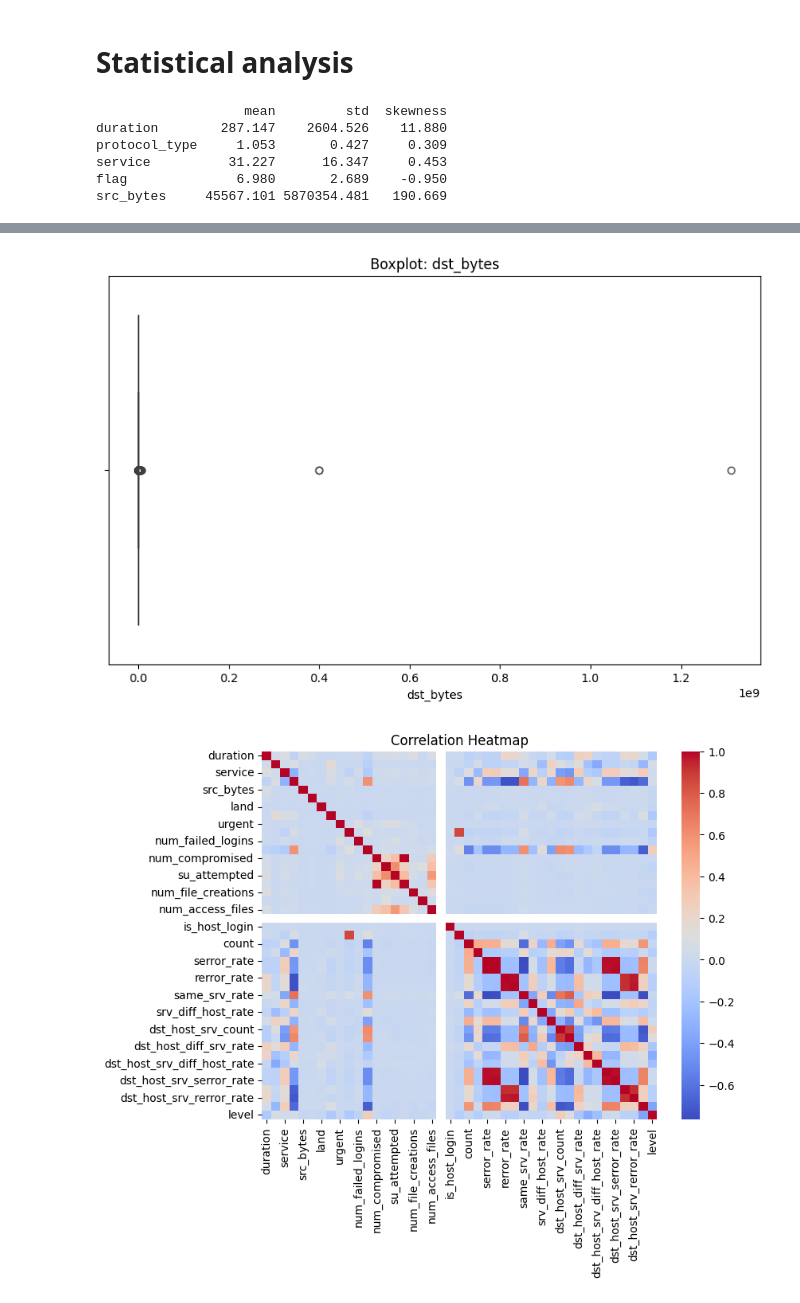
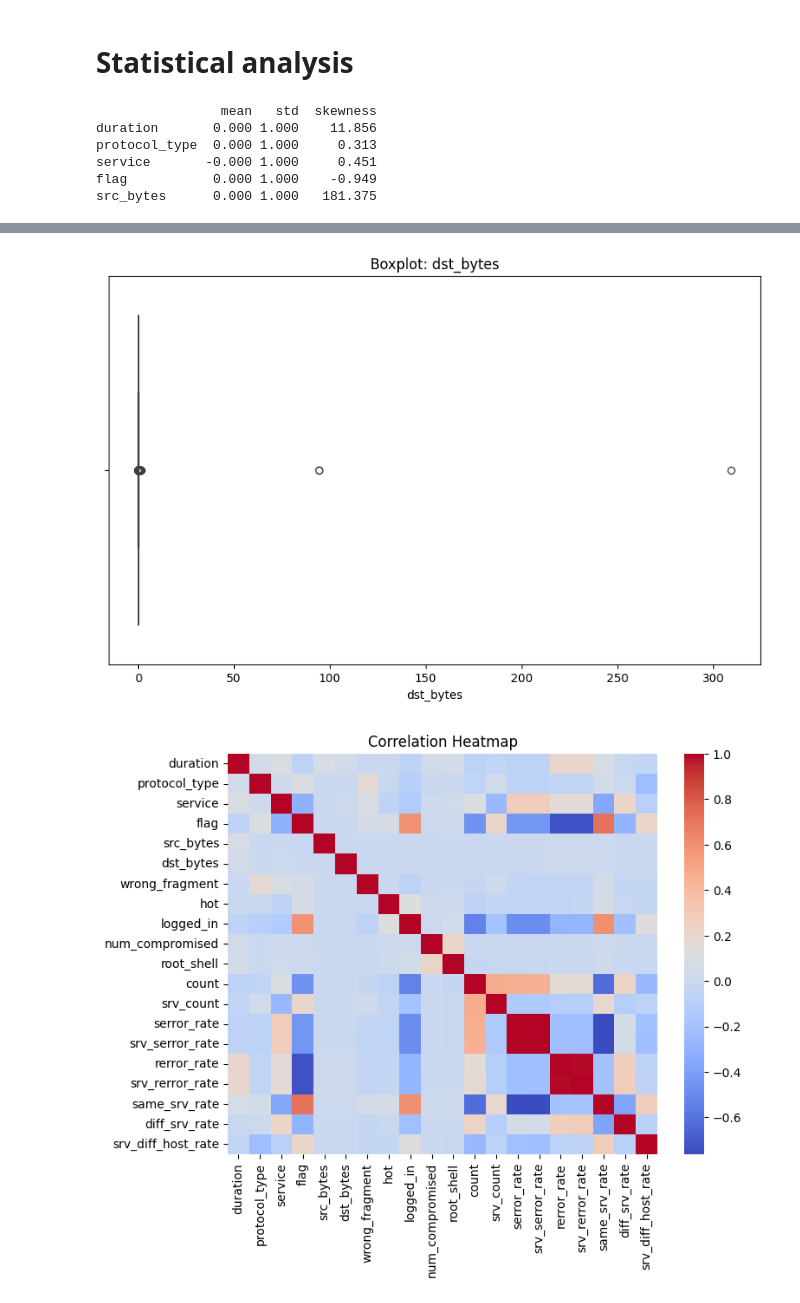
Before and after one commit to Yash-Annapure/Machine_learning_final_project, a Jupyter notebook: final_project_code.ipynb, the cells around one changed output, grey strips where cells are left out. Drawn from its saved outputs; the diff is of its cells as text; code cells hidden in the pictures.

Commit message:
Added Unsupervised learning - kmeans,  changed MinMax to StandardScaler, correction in noise cleaning

```diff
--- a/final_project_code.ipynb
+++ b/final_project_code.ipynb
@@ -22,7 +22,7 @@ from sklearn.decomposition import PCA
 # %% [markdown]
 ## Data Loading
 # %%
-df_0 = pd.read_csv("dataset/KDDTrain+.txt",header=None, names=columns)
+df_0 = pd.read_csv("dataset/KDDTrain+.txt",header=None)
 df= df_0.copy()
 df.head()
 # %% [output]
@@ -245,18 +258,16 @@ X_test=X_test[cols]
 # Scaling
 # %%
 # Scaling
-scaler = MinMaxScaler()
-X = df.drop(['label', 'level'], axis=1)
-y = df['label']
-
-X_scaled = scaler.fit_transform(X)
+scaler = StandardScaler()
+X_train_scaled = pd.DataFrame(scaler.fit_transform(X_train), columns=X_train.columns)
+X_test_scaled = pd.DataFrame(scaler.transform(X_test), columns=X_test.columns)
 
 print("X info:")
-print(type(X))
-print(X.dtypes)
-print(X.head())
-print(f"Shape: {X.shape}")
-print(f"Index: {X.index}")
+print(type(X_train_scaled))
+print(X_train_scaled.dtypes)
+print(X_train_scaled.head())
+print(f"Shape: {X_train_scaled.shape}")
+print(f"Index: {X_train_scaled.index}")
 # %% [output]
 X info:
 <class 'pandas.DataFrame'>
@@ -305,27 +316,27 @@ plt.show()
 # %% [markdown]
 # Statistical analysis
 # %%
-stats = df.describe().T[['mean','std']]
-stats['skewness'] = df.skew(numeric_only=True)
+stats = X_train_scaled.describe().T[['mean','std']]
+stats['skewness'] = X_train_scaled.skew(numeric_only=True)
 print(stats.head())
 # %% [output]
-                   mean         std  skewness
-duration        287.147    2604.526    11.880
-protocol_type     1.053       0.427     0.309
-service          31.227      16.347     0.453
-flag              6.980       2.689    -0.950
-src_bytes     45567.101 5870354.481   190.669
+                mean   std  skewness
+duration       0.000 1.000    11.856
+protocol_type  0.000 1.000     0.313
+service       -0.000 1.000     0.451
+flag           0.000 1.000    -0.949
+src_bytes      0.000 1.000   181.375
 # %%
-sns.histplot(df['src_bytes'], bins=50)
+sns.histplot(X_train_scaled['src_bytes'], bins=50)
 plt.title("Histogram: src_bytes")
 plt.show()
 
-sns.boxplot(x=df['dst_bytes'])
+sns.boxplot(x=X_train_scaled['dst_bytes'])
 plt.title("Boxplot: dst_bytes")
 plt.show()
 
 plt.figure(figsize=(8,6))
-sns.heatmap(df.corr(numeric_only=True), cmap='coolwarm')
+sns.heatmap(X_train_scaled.corr(numeric_only=True), cmap='coolwarm')
 plt.title("Correlation Heatmap")
 plt.show()
 # %% [output]
@@ -333,2 +344,2 @@ plt.show()
-[figure, old version]
+[figure, new version]
-[figure, old version]
+[figure, new version]
```
Also changed, not shown: parts of 14 cells of this notebook.
